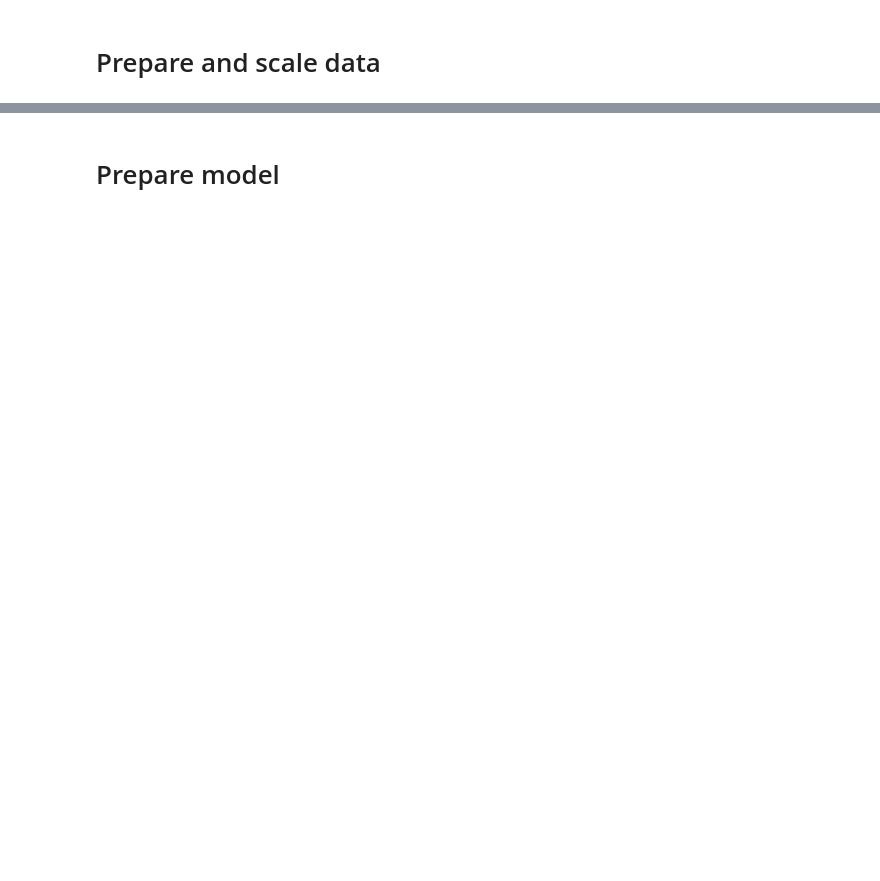
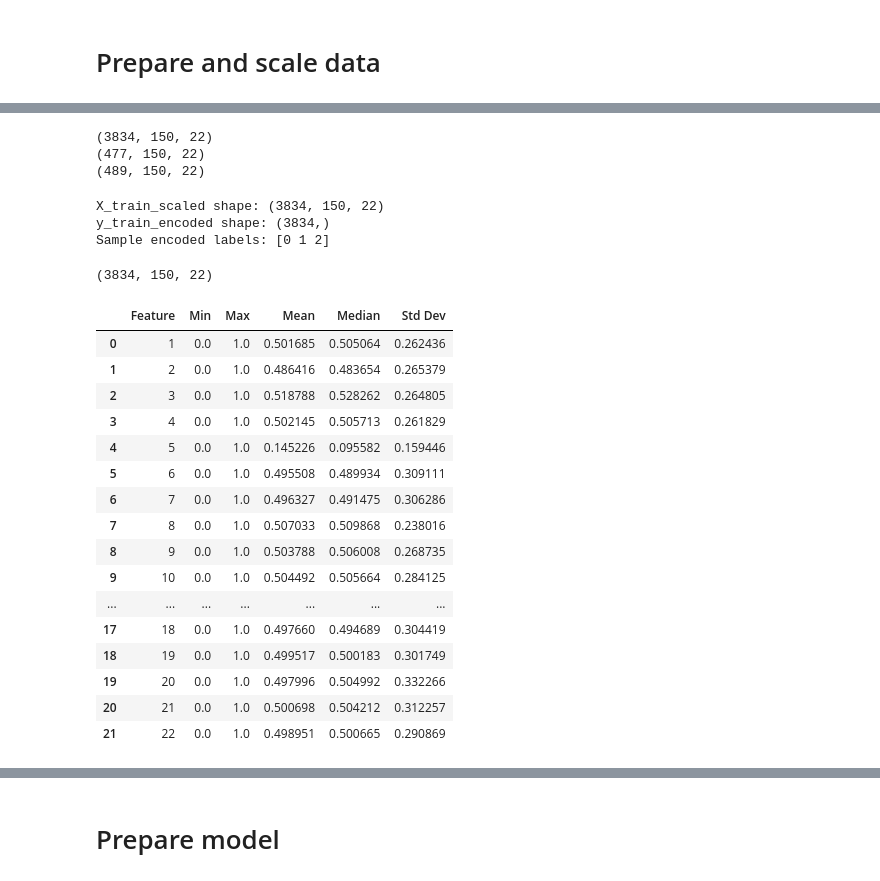
Before and after one commit to sunnypiase/CnnTrading, a Jupyter notebook: CnnTrans/CnnMain.ipynb, the cells around one changed output, grey strips where cells are left out. Saved outputs shown, nothing was run; the diff lists cells and outputs as text; code cells hidden in the pictures; blank space fills up the shorter version.

```diff
--- a/CnnTrans/CnnMain.ipynb
+++ b/CnnTrans/CnnMain.ipynb
@@ -207,0 +547,8 @@ X_test,  y_test, out_test  = np.array(X_test),  np.array(y_test), np.array(out_t
+# %%
+print(X_train.shape)
+print(X_val.shape)
+print(X_test.shape)
+# %% [output]
+(3834, 150, 22)
+(477, 150, 22)
+(489, 150, 22)
@@ -211,11 +617,12 @@ X_test,  y_test, out_test  = np.array(X_test),  np.array(y_test), np.array(out_t
 # y_train, y_val, y_test as string arrays of shape (num_samples,)
 
 # 1) Scale X's
-X_train_scaled, scaler_train = scale_X_0_1(X_train)
-X_val_scaled = scaler_train.transform(X_val.reshape(-1, X_val.shape[-1])) \
-                           .reshape(X_val.shape)
-X_test_scaled = scaler_train.transform(X_test.reshape(-1, X_test.shape[-1])) \
-                            .reshape(X_test.shape)
+
+X_train_scaled = scale_X_0_1_per_sequence(X_train)
+# X_train_scaled = add_gaussian_noise(X_train_scaled, noise_factor=0.05)
+
+X_val_scaled = scale_X_0_1_per_sequence(X_val)
+X_test_scaled = scale_X_0_1_per_sequence(X_test)
 
 # 2) Encode labels
 y_train_encoded = encode_labels(y_train)
@@ -225,3 +632,54 @@ y_test_encoded  = encode_labels(y_test)
 print("X_train_scaled shape:", X_train_scaled.shape)
 print("y_train_encoded shape:", y_train_encoded.shape)
 print("Sample encoded labels:", np.unique(y_train_encoded))
+# %% [output]
+X_train_scaled shape: (3834, 150, 22)
+y_train_encoded shape: (3834,)
+Sample encoded labels: [0 1 2]
+# %%
+X_train_scaled.shape
+# %% [output]
+(3834, 150, 22)
+# %%
+overall_stats = {
+    "Min": X_val_scaled.min(),
+    "Max": X_val_scaled.max(),
+    "Mean": X_val_scaled.mean(),
+    "Median": np.median(X_val_scaled),
+    "Std Dev": X_val_scaled.std(),
+}
+
+# Calculate feature-wise statistics
+feature_stats = []
+for feature in range(X_val_scaled.shape[2]):
+    feature_data = X_val_scaled[:, :, feature].flatten()
+    stats = {
+        "Feature": feature + 1,
+        "Min": feature_data.min(),
+        "Max": feature_data.max(),
+        "Mean": feature_data.mean(),
+        "Median": np.median(feature_data),
+        "Std Dev": feature_data.std(),
+    }
+    feature_stats.append(stats)
+
+feature_stats_df = pd.DataFrame(feature_stats)
+feature_stats_df
+# %% [output]
+|  | Feature | Min | Max | Mean | Median | Std Dev |
+| 0 | 1 | 0.0 | 1.0 | 0.501685 | 0.505064 | 0.262436 |
+| 1 | 2 | 0.0 | 1.0 | 0.486416 | 0.483654 | 0.265379 |
+| 2 | 3 | 0.0 | 1.0 | 0.518788 | 0.528262 | 0.264805 |
+| 3 | 4 | 0.0 | 1.0 | 0.502145 | 0.505713 | 0.261829 |
+| 4 | 5 | 0.0 | 1.0 | 0.145226 | 0.095582 | 0.159446 |
+| 5 | 6 | 0.0 | 1.0 | 0.495508 | 0.489934 | 0.309111 |
+| 6 | 7 | 0.0 | 1.0 | 0.496327 | 0.491475 | 0.306286 |
+| 7 | 8 | 0.0 | 1.0 | 0.507033 | 0.509868 | 0.238016 |
+| 8 | 9 | 0.0 | 1.0 | 0.503788 | 0.506008 | 0.268735 |
+| 9 | 10 | 0.0 | 1.0 | 0.504492 | 0.505664 | 0.284125 |
+| ... | ... | ... | ... | ... | ... | ... |
+| 17 | 18 | 0.0 | 1.0 | 0.497660 | 0.494689 | 0.304419 |
+| 18 | 19 | 0.0 | 1.0 | 0.499517 | 0.500183 | 0.301749 |
+| 19 | 20 | 0.0 | 1.0 | 0.497996 | 0.504992 | 0.332266 |
+| 20 | 21 | 0.0 | 1.0 | 0.500698 | 0.504212 | 0.312257 |
+| 21 | 22 | 0.0 | 1.0 | 0.498951 | 0.500665 | 0.290869 |
```
Also changed, not shown: parts of 69 cells of this notebook, 2 other files.
